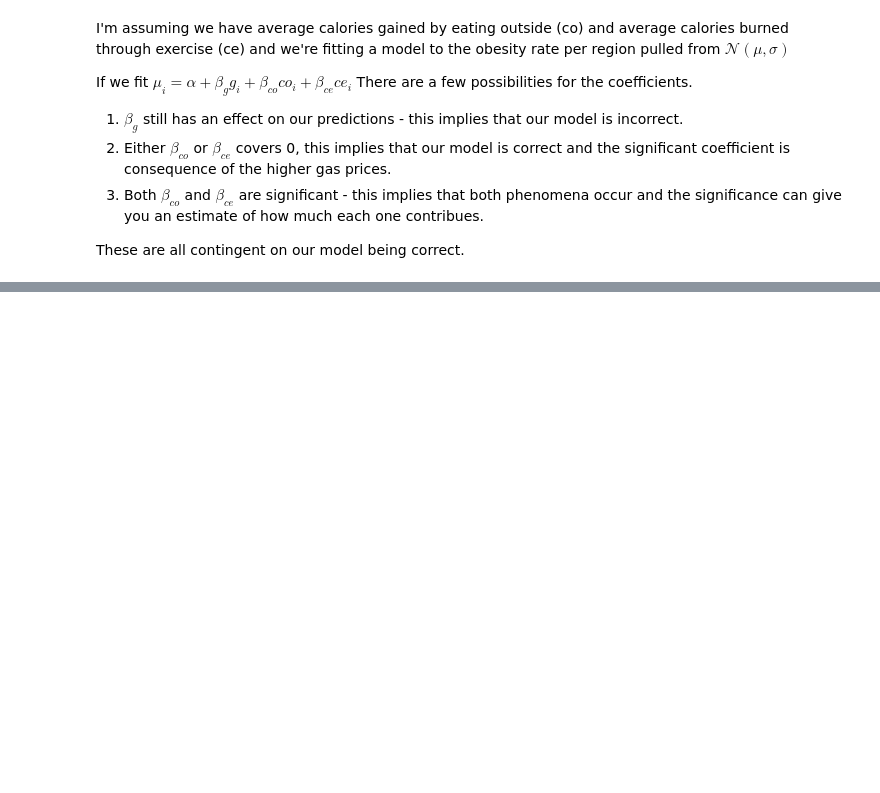
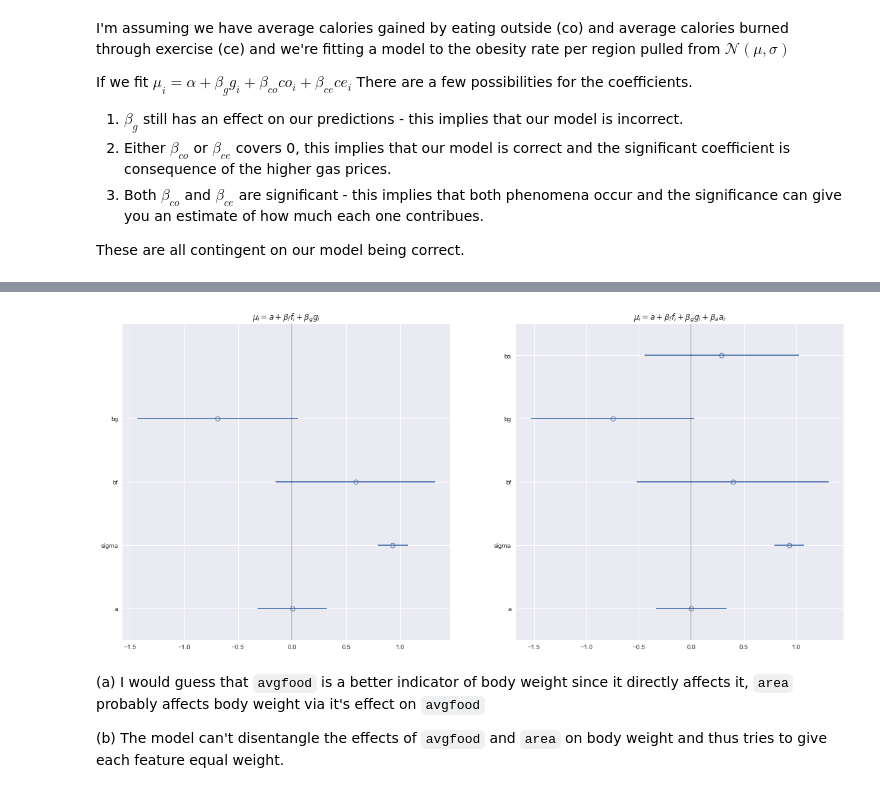
Before and after one commit to grinnbearit/statistical_rethinking, a Jupyter notebook: chapter_5.ipynb, the cells around one changed output, grey strips where cells are left out. Cells and saved outputs as stored; diff of their text form; code cells hidden in the pictures; blank space fills up the shorter version.

```diff
--- a/chapter_5.ipynb
+++ b/chapter_5.ipynb
@@ -1097,0 +1228,24 @@ These are all contingent on our model being correct.
+# %%
+with pm.Model() as m_5h3a:
+    sigma = pm.Uniform("sigma", lower=0, upper=1)
+    a = pm.Normal("a", mu=0, sd=1)
+    bf = pm.Normal("bf", mu=0, sd=1)
+    bg = pm.Normal("bg", mu=0, sd=1)
+    mu = pm.Deterministic("mu", a +\
+                                bf*foxes_s["avgfood_s"] +\
+                                bg*foxes_s["groupsize_s"])
+    weight = pm.Normal("weight", mu=mu, sd=sigma, observed=foxes_s["weight_s"])
+    trace_5h3a = pm.sample(draws=1000, tune=1000)
+
+with pm.Model() as m_5h3b:
+    sigma = pm.Uniform("sigma", lower=0, upper=1)
+    a = pm.Normal("a", mu=0, sd=1)
+    bf = pm.Normal("bf", mu=0, sd=1)
+    bg = pm.Normal("bg", mu=0, sd=1)
+    ba = pm.Normal("ba", mu=0, sd=1)
+    mu = pm.Deterministic("mu", a +\
+                                bf*foxes_s["avgfood_s"] +\
+                                bg*foxes_s["groupsize_s"] +\
+                                ba*foxes_s["area_s"])
+    weight = pm.Normal("weight", mu=mu, sd=sigma, observed=foxes_s["weight_s"])
+    trace_5h3b = pm.sample(draws=1000, tune=1000)
@@ -1097,0 +1261,25 @@ These are all contingent on our model being correct.
+# %%
+asumm = pm.summary(trace_5h3a, varnames=["a", "sigma", "bf", "bg"])
+bsumm = pm.summary(trace_5h3b, varnames=["a", "sigma", "bf", "bg", "ba"])
+
+f, (ax1, ax2) = plt.subplots(1, 2)
+f.set_size_inches(20, 9)
+
+ax1.errorbar(asumm["mean"], asumm.index, fmt="o", xerr=asumm["hpd_97.5"] - asumm["hpd_2.5"],
+             mew=1, mfc="None")
+ax1.vlines(0, ymin=-1, ymax=5, alpha=0.2);
+ax1.set_ylim(-0.5, 4.5)
+
+ax2.errorbar(bsumm["mean"], bsumm.index, fmt="o", xerr=bsumm["hpd_97.5"] - bsumm["hpd_2.5"],
+             mew=1, mfc="None")
+ax2.vlines(0, ymin=-1, ymax=5, alpha=0.2)
+ax2.set_ylim(-0.5, 4.5);
+
+ax1.set_title("$\mu_i = a + \\beta_f f_i + \\beta_g g_i $")
+ax2.set_title("$\mu_i = a + \\beta_f f_i + \\beta_g g_i + \\beta_a a_i $");
+# %% [output]
+[figure, added]
+# %% [markdown]
+(a) I would guess that `avgfood` is a better indicator of body weight since it directly affects it, `area` probably affects body weight via it's effect on `avgfood`
+
+(b) The model can't disentangle the effects of `avgfood` and `area` on body weight and thus tries to give each feature equal weight.
```
Also changed, not shown: parts of 44 cells of this notebook, 1 other file.
